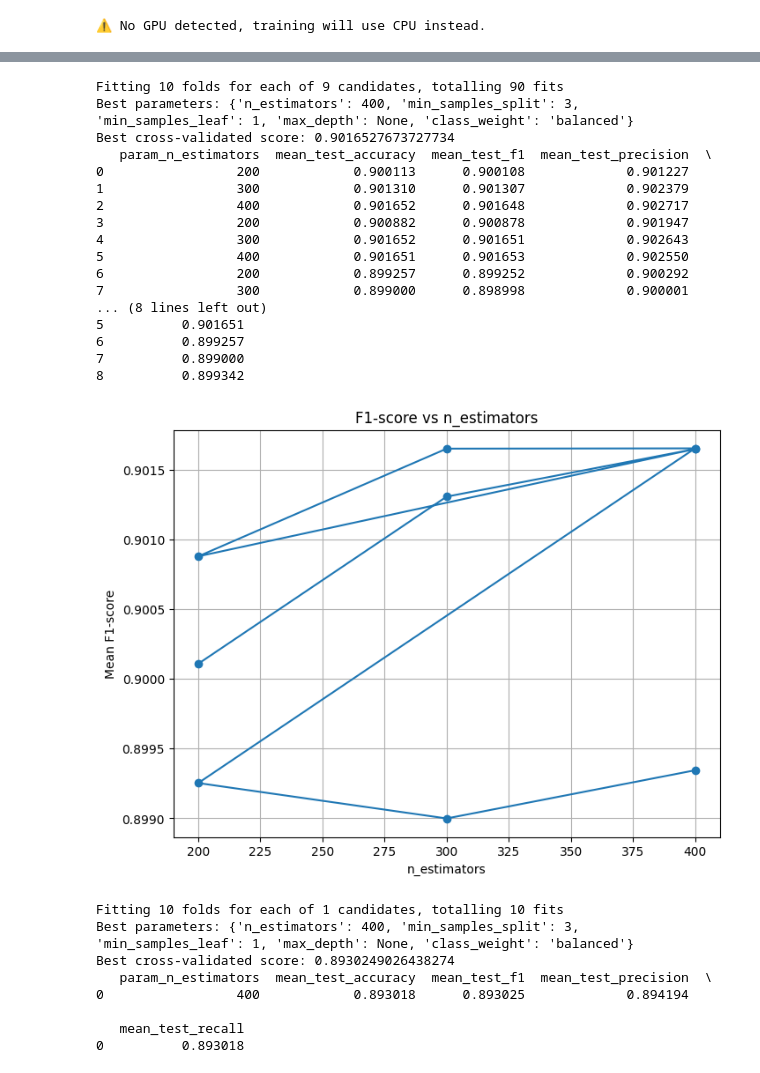
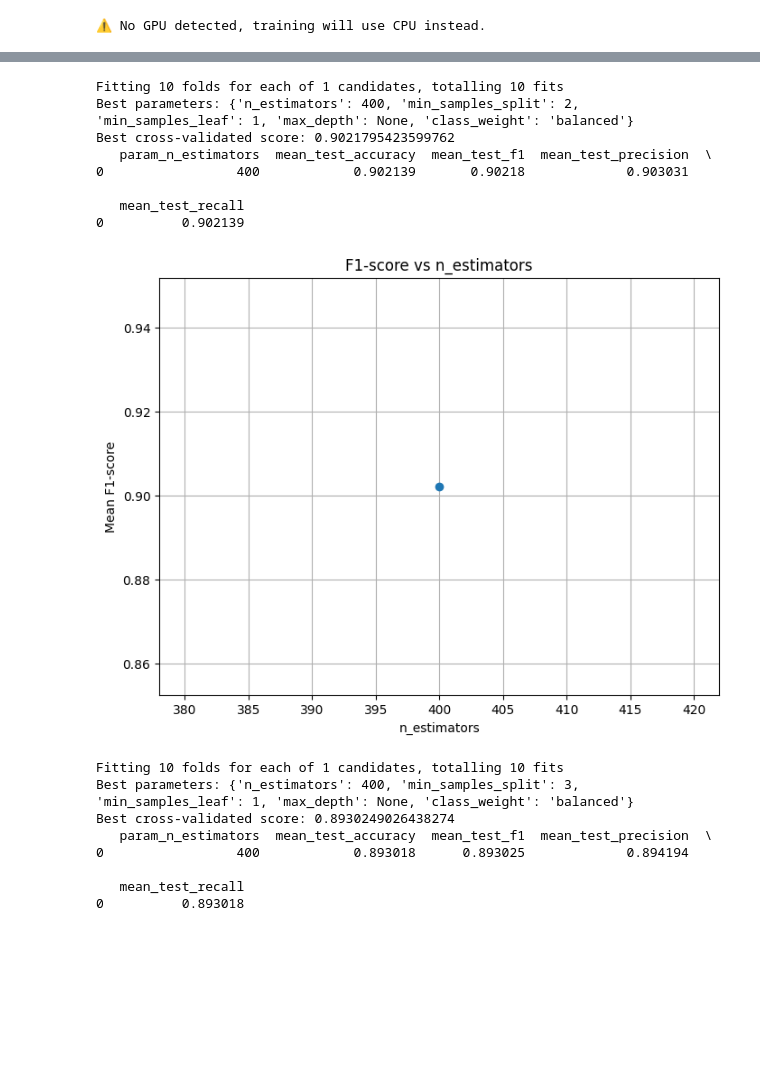
Before and after one commit to M4RV3L24/Online-Gambling-Detection-using-IndoBERTweet, a Jupyter notebook: Models/ML_IndoBERTweet/prototype.ipynb, the cells around one changed output, grey strips where cells are left out. Cells and saved outputs as stored; diff of their text form; code cells hidden in the pictures; blank space fills up the shorter version.

```diff
--- a/Models/ML_IndoBERTweet/prototype.ipynb
+++ b/Models/ML_IndoBERTweet/prototype.ipynb
@@ -120,7 +120,7 @@ import seaborn as sns
 from IPython.display import display
 
 # Load data from JSON file (array of objects)
-with open('fetched_data_final_dedup_2.json', 'r', encoding='utf-8') as f:
+with open('../../Script/final_data/final_NBT_BERT.json', 'r', encoding='utf-8') as f:
     data = json.load(f)
 
 df = pd.DataFrame(data)
@@ -130,7 +130,7 @@ X = df['text']
 y = df['label']
 
 # load embedding from .npy file
-X_embeddings = np.load("./embed/embeddings_128_v2.npy")
+X_embeddings = np.load("./embed/embeddings_MP_BT.npy")
 
 # Choose number of splits (5 or 10)
 n_splits = 10  # Change to 5 or 10 as needed
@@ -138,9 +138,9 @@ skf = StratifiedKFold(n_splits=n_splits, shuffle=True, random_state=42)
 
 # Define parameter grid for GridSearchCV
 param_grid = {
-    'n_estimators': [200, 300, 400],
+    'n_estimators': [400],
     'max_depth': [None],
-    'min_samples_split': [2, 3, 5],
+    'min_samples_split': [2],
     'min_samples_leaf': [1],
     'class_weight': ['balanced']
 }
@@ -221,7 +212,7 @@ import seaborn as sns
 from IPython.display import display
 
 # Load data from JSON file (array of objects)
-with open('fetched_data_final_dedup_2.json', 'r', encoding='utf-8') as f:
+with open('../../Script/final_data/final_NBT_BERT.json', 'r', encoding='utf-8') as f:
     data = json.load(f)
 
 df = pd.DataFrame(data)
@@ -231,7 +222,7 @@ X = df['text']
 y = df['label']
 
 # load embedding from .npy file
-X_embeddings = np.load("./embed/embeddings_128_v1.npy")
+X_embeddings = np.load("./embed/embeddings_CLS_NBT.npy")
 
 # Choose number of splits (5 or 10)
 n_splits = 10  # Change to 5 or 10 as needed
@@ -239,9 +230,9 @@ skf = StratifiedKFold(n_splits=n_splits, shuffle=True, random_state=42)
 
 # Define parameter grid for GridSearchCV
 param_grid = {
-    'n_estimators': [200, 300, 400],
+    'n_estimators': [400],
     'max_depth': [None],
-    'min_samples_split': [2, 3, 5],
+    'min_samples_split': [2],
     'min_samples_leaf': [1],
     'class_weight': ['balanced']
 }
@@ -263,50 +254,41 @@ search = RandomizedSearchCV(
     refit='f1',  # Optimize for weighted F1-score
     n_jobs=4,
     verbose=2
 )
 
 search.fit(X_embeddings, y)
 
 print("Best parameters:", search.best_params_)
 print("Best cross-validated score:", search.best_score_)
 
 import pandas as pd
 
 results = pd.DataFrame(search.cv_results_)
 print(results[['param_n_estimators', 'mean_test_accuracy', 'mean_test_f1', 'mean_test_precision', 'mean_test_recall']])
 
 
 import matplotlib.pyplot as plt
 
 results = pd.DataFrame(search.cv_results_)
 plt.figure(figsize=(8,6))
 plt.plot(results['param_n_estimators'], results['mean_test_f1'], marker='o')
 plt.xlabel('n_estimators')
 plt.ylabel('Mean F1-score')
 plt.title('F1-score vs n_estimators')
 plt.grid(True)
 plt.show()
 
 # results.to_csv("result/gridsearch_results.csv", index=False)
 # %% [output]
-Fitting 10 folds for each of 9 candidates, totalling 90 fits
-Best parameters: {'n_estimators': 400, 'min_samples_split': 3, 'min_samples_leaf': 1, 'max_depth': None, 'class_weight': 'balanced'}
-Best cross-validated score: 0.9016527673727734
+Fitting 10 folds for each of 1 candidates, totalling 10 fits
+Best parameters: {'n_estimators': 400, 'min_samples_split': 2, 'min_samples_leaf': 1, 'max_depth': None, 'class_weight': 'balanced'}
+Best cross-validated score: 0.9021795423599762
    param_n_estimators  mean_test_accuracy  mean_test_f1  mean_test_precision  \
-0                 200            0.900113      0.900108             0.901227
-1                 300            0.901310      0.901307             0.902379
-2                 400            0.901652      0.901648             0.902717
-3                 200            0.900882      0.900878             0.901947
-4                 300            0.901652      0.901651             0.902643
-5                 400            0.901651      0.901653             0.902550
-6                 200            0.899257      0.899252             0.900292
-7                 300            0.899000      0.898998             0.900001
-... (8 lines left out)
-5          0.901651
-6          0.899257
-7          0.899000
-8          0.899342
+0                 400            0.902139       0.90218             0.903031
+
+   mean_test_recall
+0          0.902139
-[figure, old version]
+[figure, new version]
 # %%
 # get best parameter for random forest if mean pooling + Back Translation is used
 import pandas as pd
```
Also changed, not shown: parts of 5 cells of this notebook, 5 other files.
